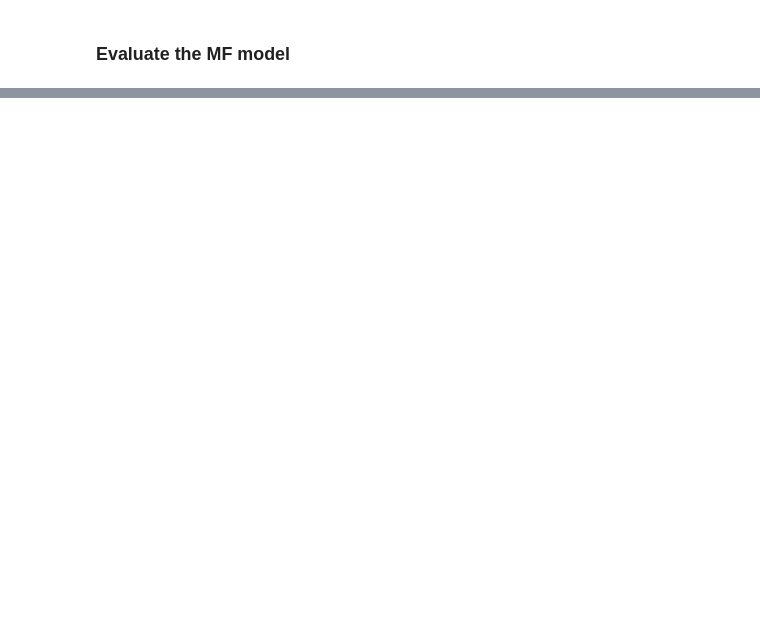
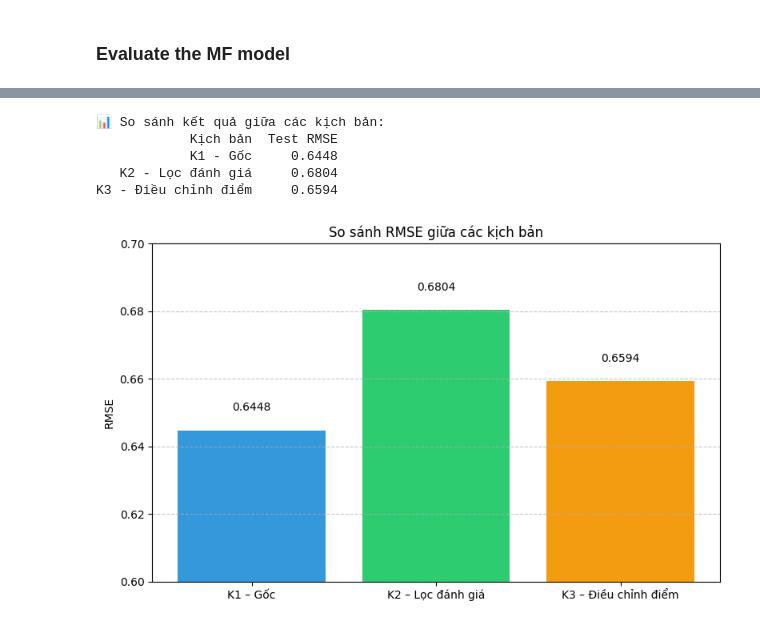
Before and after one commit to dattv23/DoAnTotNghiep, a Jupyter notebook: 03.SourceCode/main.ipynb, the cells around one changed output, grey strips where cells are left out. Cells and saved outputs as stored; diff of their text form; code cells hidden in the pictures; blank space fills up the shorter version.

```diff
--- a/03.SourceCode/main.ipynb
+++ b/03.SourceCode/main.ipynb
@@ -403,0 +417,52 @@ Improvement: -12.08%
+# %%
+if results:
+    import pandas as pd
+
+    summary_df = pd.DataFrame(results)
+    print("\n📊 So sánh kết quả giữa các kịch bản:")
+    print(summary_df.to_string(index=False))
+# %% [output]
+📊 So sánh kết quả giữa các kịch bản:
+            Kịch bản  Test RMSE
+            K1 - Gốc     0.6448
+   K2 - Lọc đánh giá     0.6804
+K3 - Điều chỉnh điểm     0.6594
+# %%
+import matplotlib.pyplot as plt
+import pandas as pd
+
+# Giả sử đây là kết quả bạn đã tính được
+results = [
+    {"Kịch bản": "K1 – Gốc", "Test RMSE": 0.6448},
+    {"Kịch bản": "K2 – Lọc đánh giá", "Test RMSE": 0.6804},
+    {"Kịch bản": "K3 – Điều chỉnh điểm", "Test RMSE": 0.6594},
+]
+
+df = pd.DataFrame(results)
+
+# Tạo biểu đồ cột
+plt.figure(figsize=(8, 5))
+bars = plt.bar(df["Kịch bản"], df["Test RMSE"], color=["#3498db", "#2ecc71", "#f39c12"])
+
+# Thêm nhãn giá trị trên đầu cột
+for bar in bars:
+    height = bar.get_height()
+    plt.text(
+        bar.get_x() + bar.get_width() / 2.0,
+        height + 0.005,
+        f"{height:.4f}",
+        ha="center",
+        va="bottom",
+    )
+
+plt.title("So sánh RMSE giữa các kịch bản")
+plt.ylabel("RMSE")
+plt.ylim(0.6, 0.7)  # Tùy chỉnh nếu cần
+plt.grid(axis="y", linestyle="--", alpha=0.7)
+plt.tight_layout()
+
+# Lưu hình ảnh để chèn vào Overleaf
+plt.savefig("rmse_comparison.png", dpi=300)
+plt.show()
+# %% [output]
+[figure, added]
```
Also changed, not shown: parts of 33 cells of this notebook, 52 other files.
